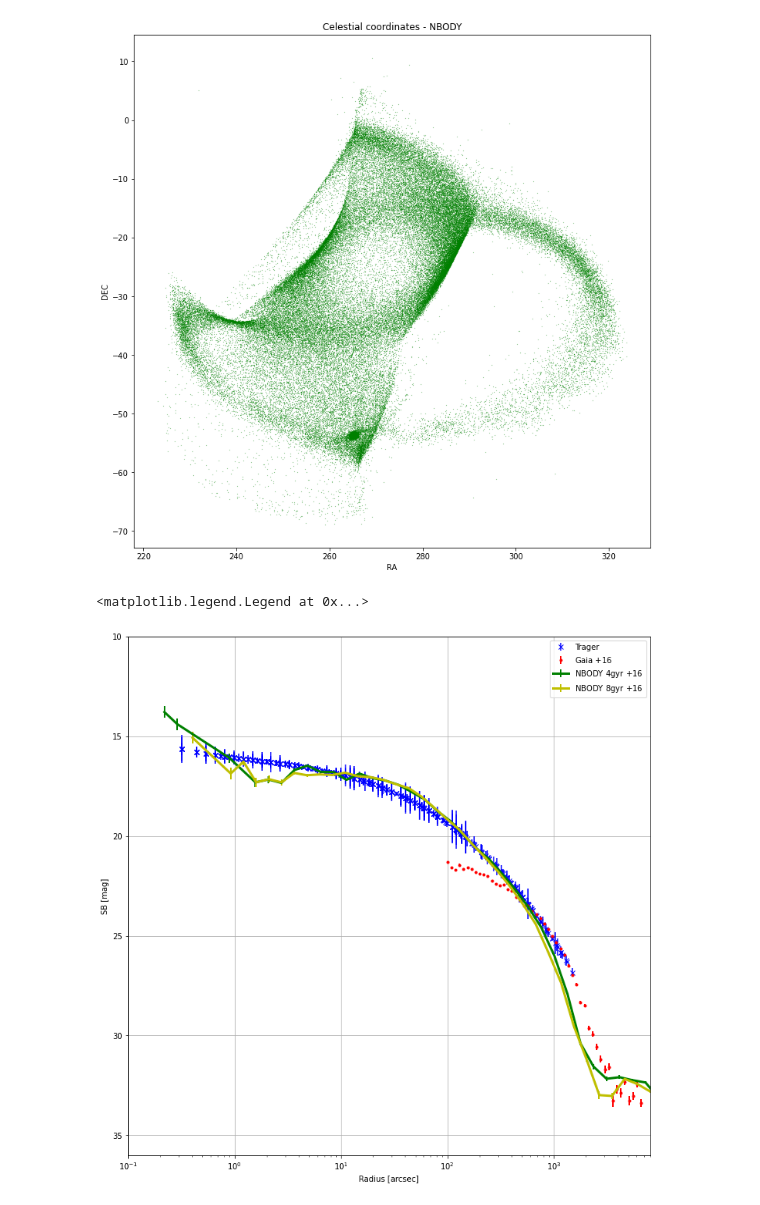
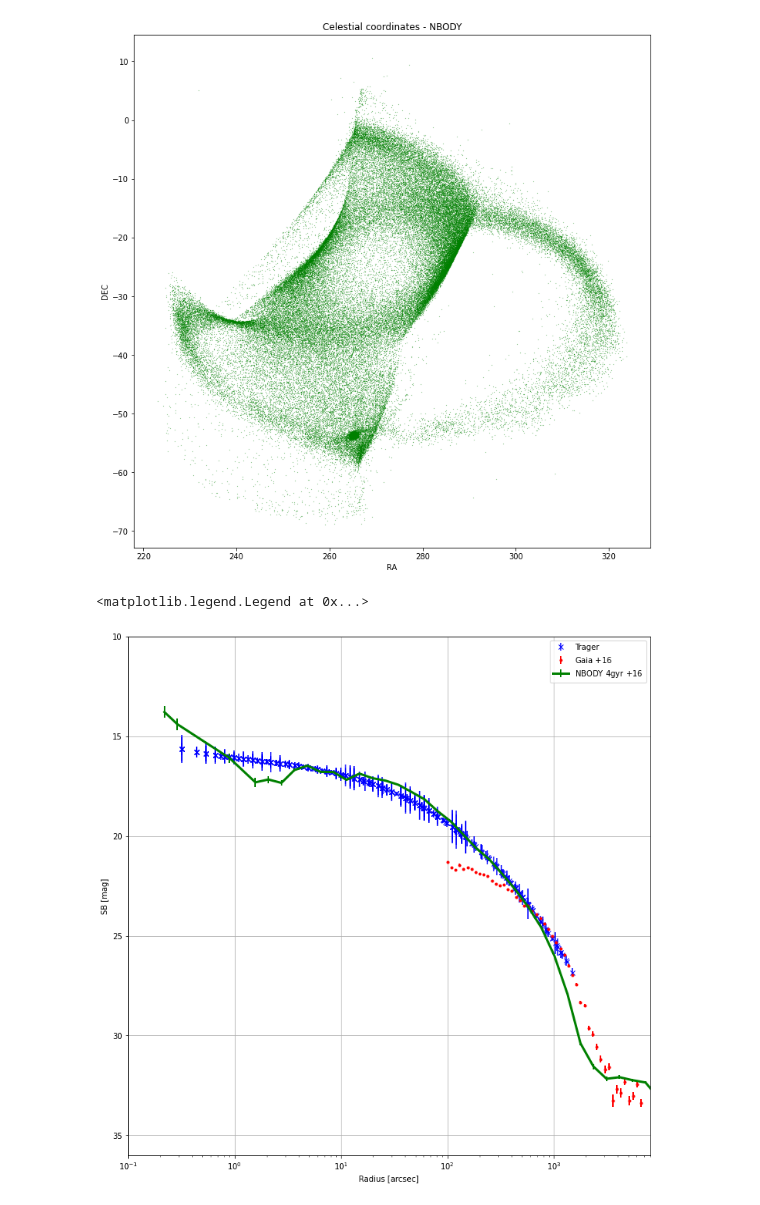
Before and after one commit to anthony-arnold/ngc6397, a Jupyter notebook: ngc6397.ipynb, the cells around one changed output. Cells and saved outputs as stored; diff of their text form; code cells hidden in the pictures.

```diff
--- a/ngc6397.ipynb
+++ b/ngc6397.ipynb
@@ -204,8 +204,10 @@ def surface_density(d, ax, label, scale=17, fmt='none', lw=2):
     n_area = counts[cut] / area
     nsq_area = np.sqrt(counts[cut]) / area
     error = np.log10(n_area + nsq_area) - np.log10(n_area)
+    y = sdens_to_sb(n_area)
+    #error = y / np.sqrt(n_area)
 
-    ax.errorbar(r_b[cut], sdens_to_sb(n_area)+scale, fmt=fmt,
+    ax.errorbar(r_b[cut], y+scale, fmt=fmt,
                 yerr=np.abs(error), label=label, lw=lw, elinewidth=2)
 # %%
 # Stitch with Trager et al.
@@ -224,38 +226,38 @@ ax.set(
     xlim=[0.1, 8000]
 )
 # ax.set(title="Surface Density")
 
 # Plot tager
 # ax.plot(10**trager[:,0], trager[:,2], label='Trager')
 trager_err = np.abs(trager[:,3])
 cut_trager = trager_err < 1
 ax.errorbar(10**trager[:,0][cut_trager], trager[:,2][cut_trager], yerr=trager_err[cut_trager], label='Trager', fmt='bx')
 
 
 # Stitch Gaia
 cut = cut & bright
 gaia_cut = gaia.data[cut]
 arcsec_distance = rad2arcsec(angular_dist(gaia_cut['ra'], gaia_cut['dec'], orbits.RA, orbits.DEC))
 surface_density(arcsec_distance[arcsec_distance > 100], ax, 'Gaia $+16$', scale=16, fmt='r.')
 
 # Get nbody form
 m80 = (nbody[:,7] > 0.8) & (nbody[:,8] < 10)
 
 nbdis = rad2arcsec(angular_dist(nbody[:,1][m80], nbody[:,2][m80], orbits.RA, orbits.DEC))
 surface_density(nbdis, ax, 'NBODY 4gyr $+16$', fmt='g-', scale=16, lw=3)
 
 # Get nbody form
-nbody8 = np.loadtxt('8gyr/ngc6397.out')
-m80 = (nbody8[:,7] > 0.8) & (nbody8[:,8] < 10)
+#nbody8 = np.loadtxt('8gyr/ngc6397.out')
+#m80 = (nbody8[:,7] > 0.8) & (nbody8[:,8] < 10)
 
-nbdis = rad2arcsec(angular_dist(nbody8[:,1][m80], nbody8[:,2][m80], orbits.RA, orbits.DEC))
-surface_density(nbdis, ax, 'NBODY 8gyr $+16$', fmt='y-', scale=16, lw=3)
+#nbdis = rad2arcsec(angular_dist(nbody8[:,1][m80], nbody8[:,2][m80], orbits.RA, orbits.DEC))
+#surface_density(nbdis, ax, 'NBODY 8gyr $+16$', fmt='y-', scale=16, lw=3)
 
 
 ax.legend()
 # %% [output]
 <matplotlib.legend.Legend at 0x...>
-[figure, old version]
+[figure, new version]
 # %%
 # Vel. disp.
 from astropy import units as u
```
Also changed, not shown: parts of 1 cell of this notebook.
